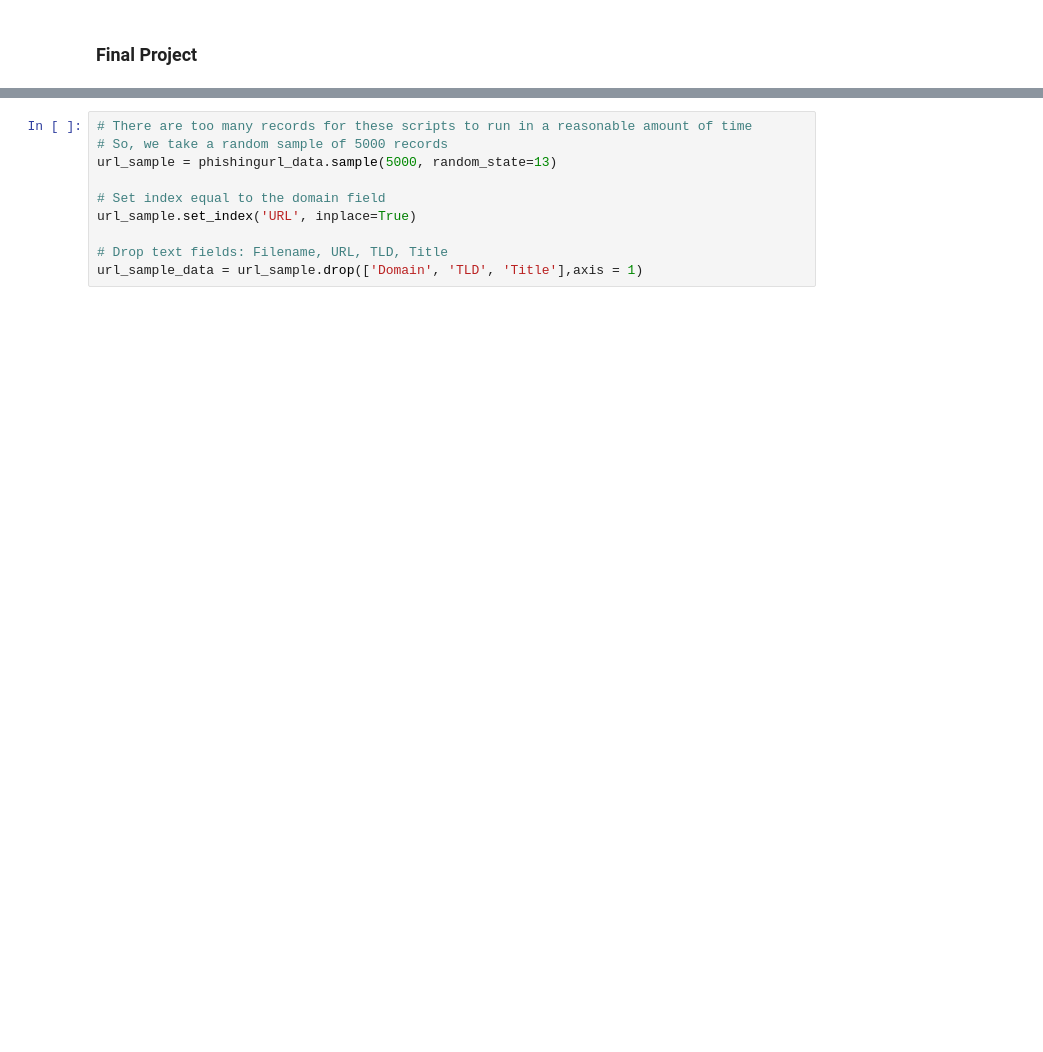
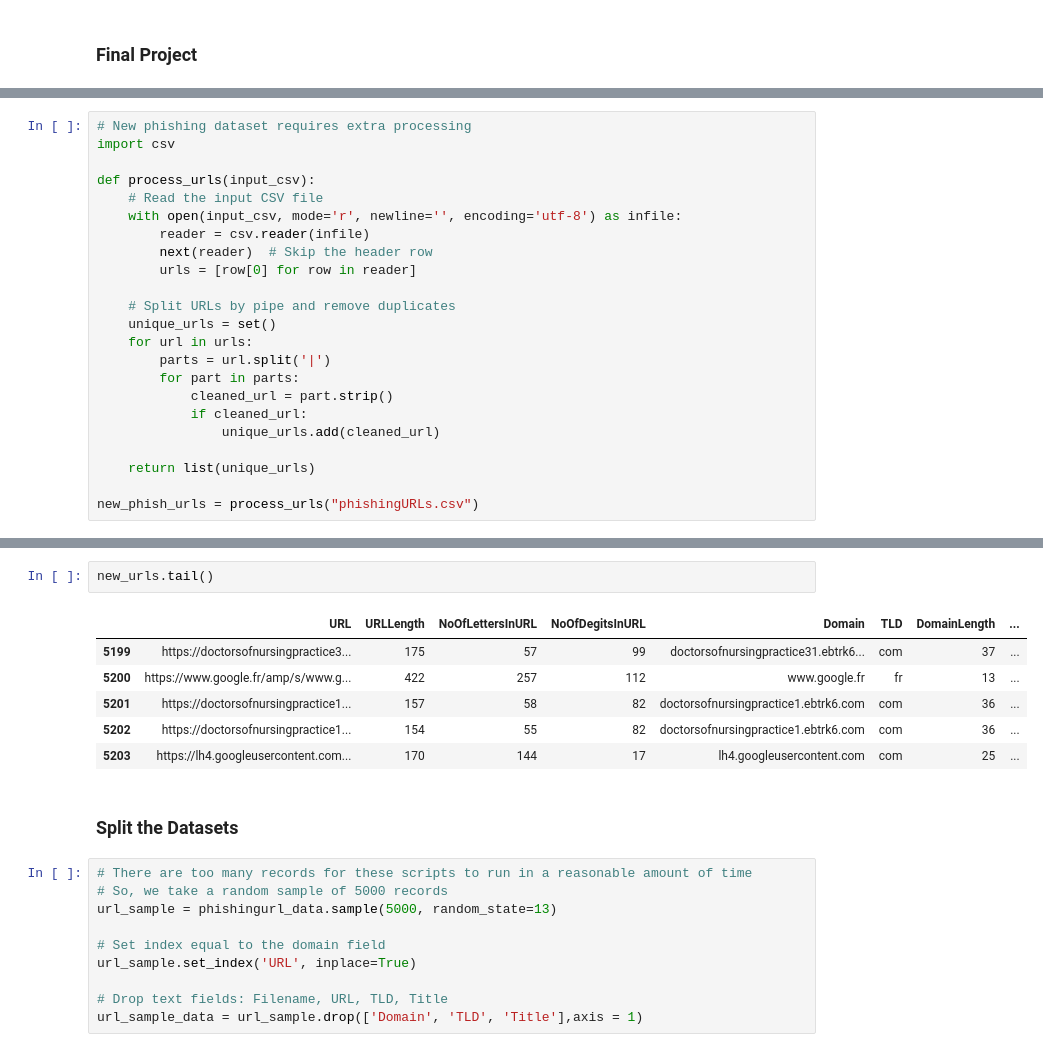
Before and after one commit to davidabney9-dev/PhishingURLProject, a Jupyter notebook: PhishingURLFinalProject_Yenting.ipynb, the cells around one changed output, grey strips where cells are left out. Cells and saved outputs as stored; diff of their text form; blank space fills up the shorter version.

```diff
--- a/PhishingURLFinalProject_Yenting.ipynb
+++ b/PhishingURLFinalProject_Yenting.ipynb
@@ -29,0 +34,23 @@ phishingurl_data = pd.read_csv("PhiUSIIL_Phishing_URL_Dataset.csv")
+# %%
+# New phishing dataset requires extra processing
+import csv
+
+def process_urls(input_csv):
+    # Read the input CSV file
+    with open(input_csv, mode='r', newline='', encoding='utf-8') as infile:
+        reader = csv.reader(infile)
+        next(reader)  # Skip the header row
+        urls = [row[0] for row in reader]
+
+    # Split URLs by pipe and remove duplicates
+    unique_urls = set()
+    for url in urls:
+        parts = url.split('|')
+        for part in parts:
+            cleaned_url = part.strip()
+            if cleaned_url:
+                unique_urls.add(cleaned_url)
+
+    return list(unique_urls)
+
+new_phish_urls = process_urls("phishingURLs.csv")
@@ -30,3 +130,14 @@ phishingurl_data = pd.read_csv("PhiUSIIL_Phishing_URL_Dataset.csv")
+# %%
+new_urls.tail()
+# %% [output]
+|  | URL | URLLength | NoOfLettersInURL | NoOfDegitsInURL | Domain | TLD | DomainLength | ... |
+| 5199 | https://doctorsofnursingpractice3... | 175 | 57 | 99 | doctorsofnursingpractice31.ebtrk6... | com | 37 | ... |
+| 5200 | https://www.google.fr/amp/s/www.g... | 422 | 257 | 112 | www.google.fr | fr | 13 | ... |
+| 5201 | https://doctorsofnursingpractice1... | 157 | 58 | 82 | doctorsofnursingpractice1.ebtrk6.com | com | 36 | ... |
+| 5202 | https://doctorsofnursingpractice1... | 154 | 55 | 82 | doctorsofnursingpractice1.ebtrk6.com | com | 36 | ... |
+| 5203 | https://lh4.googleusercontent.com... | 170 | 144 | 17 | lh4.googleusercontent.com | com | 25 | ... |
+# %% [markdown]
+### Split the Datasets
 # %%
 # There are too many records for these scripts to run in a reasonable amount of time
 # So, we take a random sample of 5000 records
```
Also changed, not shown: parts of 31 cells of this notebook.
